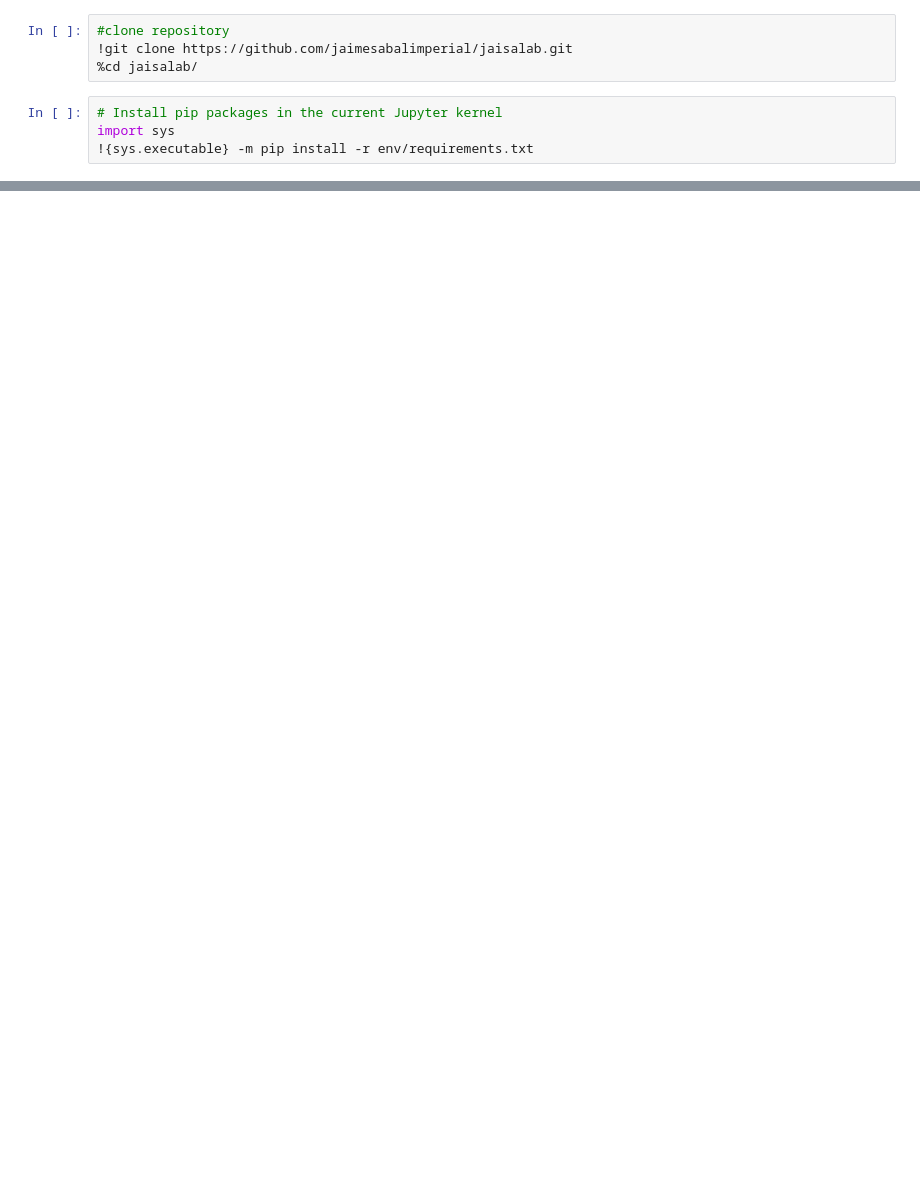
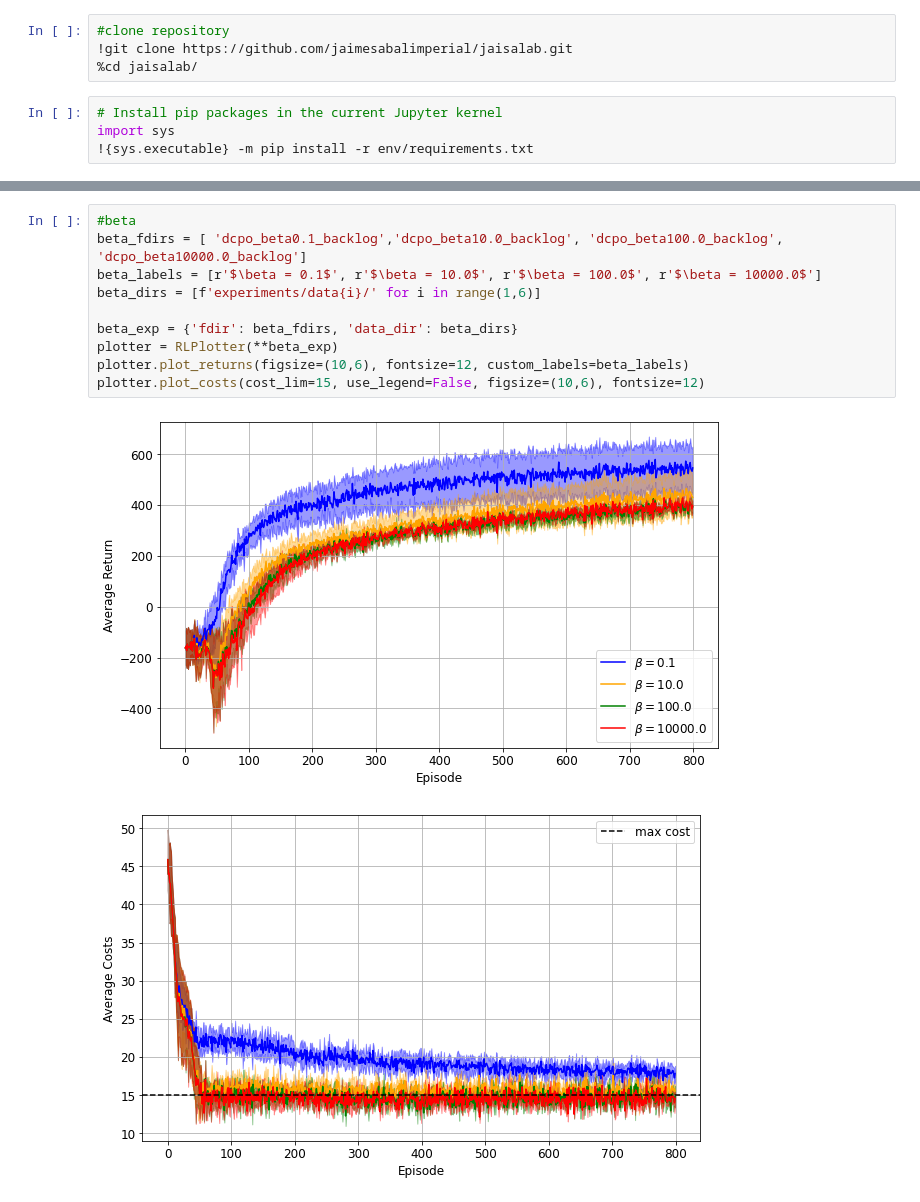
Before and after one commit to jaimesabalimperial/jaisalab, a Jupyter notebook: experiments.ipynb, the cells around one changed output, grey strips where cells are left out. Drawn from its saved outputs; the diff is of its cells as text; blank space fills up the shorter version.

```diff
--- a/experiments.ipynb
+++ b/experiments.ipynb
@@ -38,0 +32,13 @@ plotter.plot_costs(use_legend=True)
+# %%
+#beta
+beta_fdirs = [ 'dcpo_beta0.1_backlog','dcpo_beta10.0_backlog', 'dcpo_beta100.0_backlog', 'dcpo_beta10000.0_backlog']
+beta_labels = [r'$\beta = 0.1$', r'$\beta = 10.0$', r'$\beta = 100.0$', r'$\beta = 10000.0$']
+beta_dirs = [f'experiments/data{i}/' for i in range(1,6)]
+
+beta_exp = {'fdir': beta_fdirs, 'data_dir': beta_dirs}
+plotter = RLPlotter(**beta_exp)
+plotter.plot_returns(figsize=(10,6), fontsize=12, custom_labels=beta_labels)
+plotter.plot_costs(cost_lim=15, use_legend=False, figsize=(10,6), fontsize=12)
+# %% [output]
+[figure, added]
+[figure, added]
```
Also changed, not shown: parts of 13 cells of this notebook, 1 other file.
